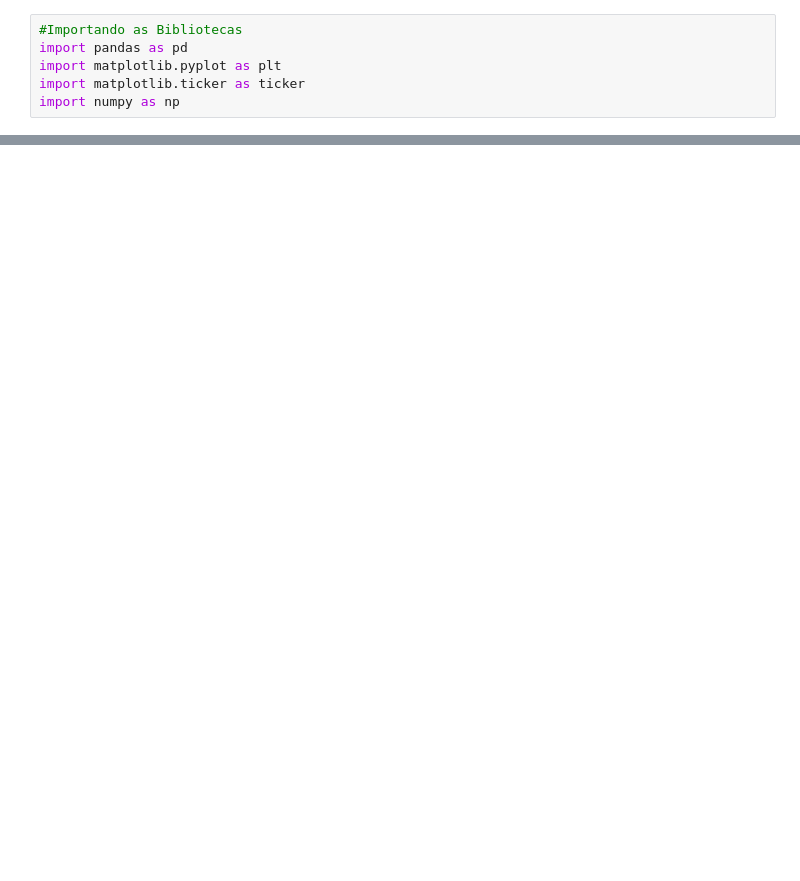
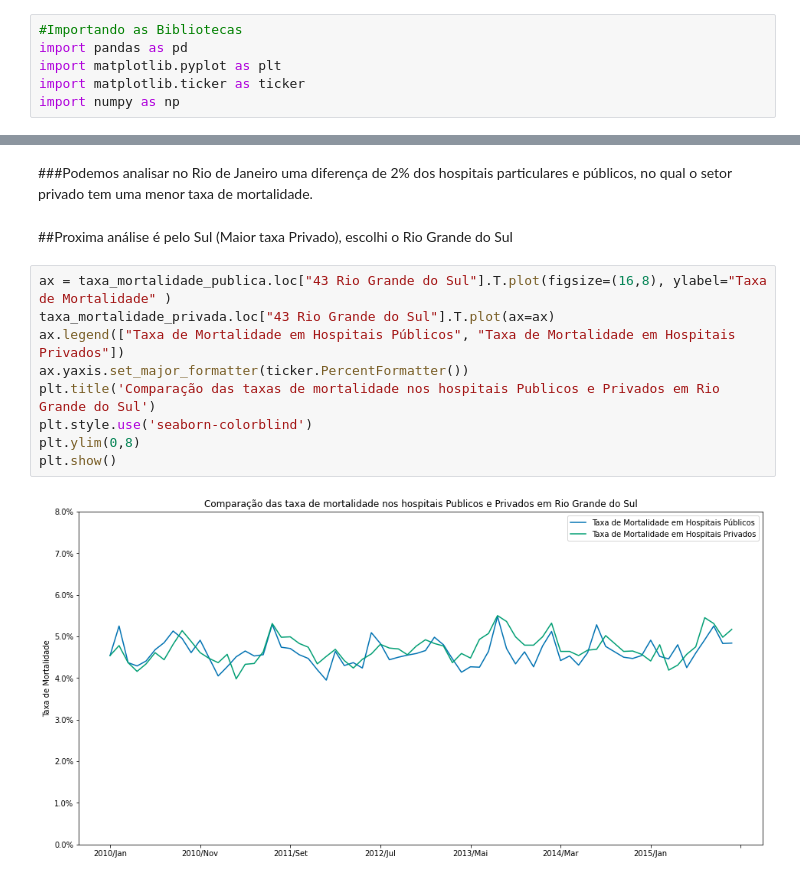
Before and after one commit to Topein/Producao_hospitalar_no_brasil, a Jupyter notebook: Projeto_01.ipynb, the cells around one changed output, grey strips where cells are left out. Saved outputs shown, nothing was run; the diff lists cells and outputs as text; blank space fills up the shorter version.

```diff
--- a/Projeto_01.ipynb
+++ b/Projeto_01.ipynb
@@ -175,0 +220,15 @@ AttributeError: ignored
+# %% [markdown]
+###Podemos analisar no Rio de Janeiro uma diferença de 2% dos hospitais particulares e públicos, no qual o setor privado tem uma menor taxa de mortalidade.
+# %% [markdown]
+##Proxima análise é pelo Sul (Maior taxa Privado), escolhi o Rio Grande do Sul
+# %%
+ax = taxa_mortalidade_publica.loc["43 Rio Grande do Sul"].T.plot(figsize=(16,8), ylabel="Taxa de Mortalidade" )
+taxa_mortalidade_privada.loc["43 Rio Grande do Sul"].T.plot(ax=ax)
+ax.legend(["Taxa de Mortalidade em Hospitais Públicos", "Taxa de Mortalidade em Hospitais Privados"])
+ax.yaxis.set_major_formatter(ticker.PercentFormatter())
+plt.title('Comparação das taxas de mortalidade nos hospitais Publicos e Privados em Rio Grande do Sul')
+plt.style.use('seaborn-colorblind')
+plt.ylim(0,8)
+plt.show()
+# %% [output]
+[figure, added]
```
Also changed, not shown: parts of 48 cells of this notebook.
